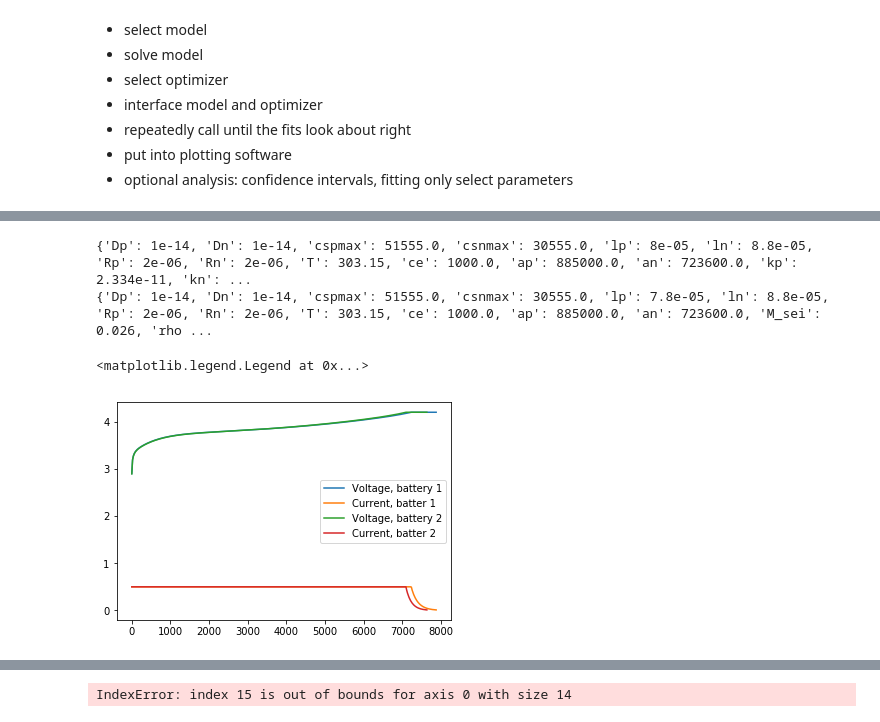
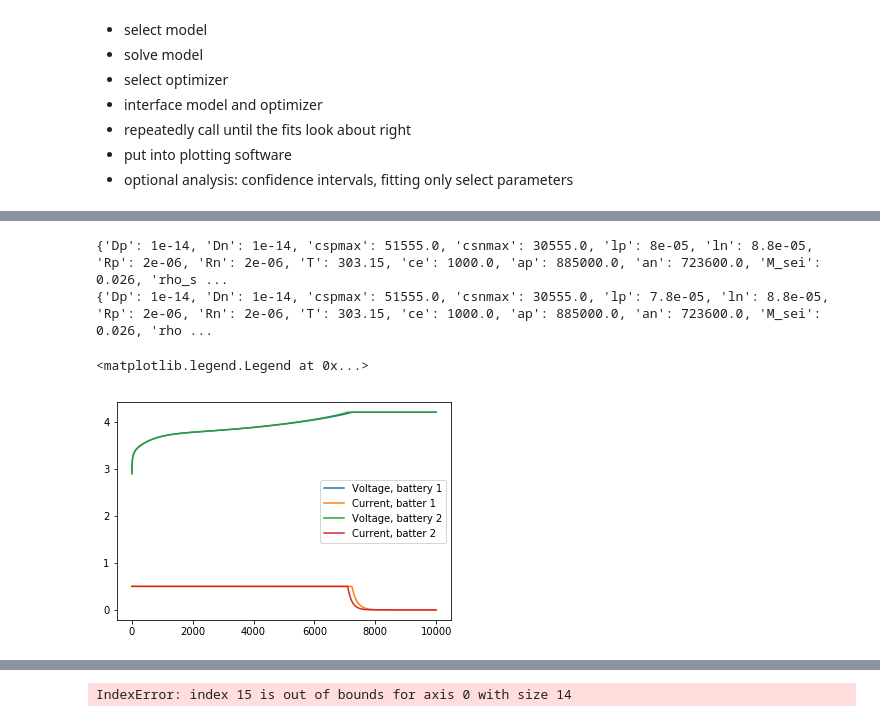
Before and after one commit to nealde/Ampere, a Jupyter notebook: Batt500_demo.ipynb, the cells around one changed output, grey strips where cells are left out. Saved outputs shown, nothing was run; the diff lists cells and outputs as text; code cells hidden in the pictures.

```diff
--- a/Batt500_demo.ipynb
+++ b/Batt500_demo.ipynb
@@ -184,34 +293,34 @@ plt.legend()
 # %%
 # generate experimental data with some set of parameters
 
 labels = ['Rp','lp','kp']
 values = [2.0e-6, 78e-6,2.334e-9]
 p1 = dict(zip(labels, values))
 # print(p1)
 
 bounds = [[1e-7,1e-5],[1e-7,1e-5],[1e-10,1e-8]]
 spm2 = SingleParticleFDSEI(initial_parameters=p1, estimate_parameters=['Rp','lp','kp'])
 print(spm1.initial_parameters)
 print(spm2.initial_parameters)
 
 # create the experimental data
-data = spm1.charge(current=0.5, trim=True)
-data2 = spm2.charge(current=0.5, trim=True)
+data = spm1.charge(current=0.5)
+data2 = spm2.charge(current=0.5)
 t_exp = data[0]
 v_exp = data[1]
 curr_exp = data[2]
 
 plt.plot(t_exp, v_exp, label='Voltage, battery 1')
 plt.plot(t_exp, curr_exp, label='Current, batter 1')
 plt.plot(data2[0], data2[1], label='Voltage, battery 2')
 plt.plot(data2[0], data2[2], label='Current, batter 2')
 
 plt.legend()
 # %% [output]
-{'Dp': 1e-14, 'Dn': 1e-14, 'cspmax': 51555.0, 'csnmax': 30555.0, 'lp': 8e-05, 'ln': 8.8e-05, 'Rp': 2e-06, 'Rn': 2e-06, 'T': 303.15, 'ce': 1000.0, 'ap': 885000.0, 'an': 723600.0, 'kp': 2.334e-11, 'kn': ...
+{'Dp': 1e-14, 'Dn': 1e-14, 'cspmax': 51555.0, 'csnmax': 30555.0, 'lp': 8e-05, 'ln': 8.8e-05, 'Rp': 2e-06, 'Rn': 2e-06, 'T': 303.15, 'ce': 1000.0, 'ap': 885000.0, 'an': 723600.0, 'M_sei': 0.026, 'rho_s ...
 {'Dp': 1e-14, 'Dn': 1e-14, 'cspmax': 51555.0, 'csnmax': 30555.0, 'lp': 7.8e-05, 'ln': 8.8e-05, 'Rp': 2e-06, 'Rn': 2e-06, 'T': 303.15, 'ce': 1000.0, 'ap': 885000.0, 'an': 723600.0, 'M_sei': 0.026, 'rho ...
 <matplotlib.legend.Legend at 0x...>
-[figure, old version]
+[figure, new version]
 # %%
 spm2.fit([t_exp], [v_exp], currents=[-0.5], bounds=bounds, method='Nelder-Mead', maxiter=100, tol=1e-7)
 # spm2.refit()
```
Also changed, not shown: parts of 10 cells of this notebook, 9 other files.
